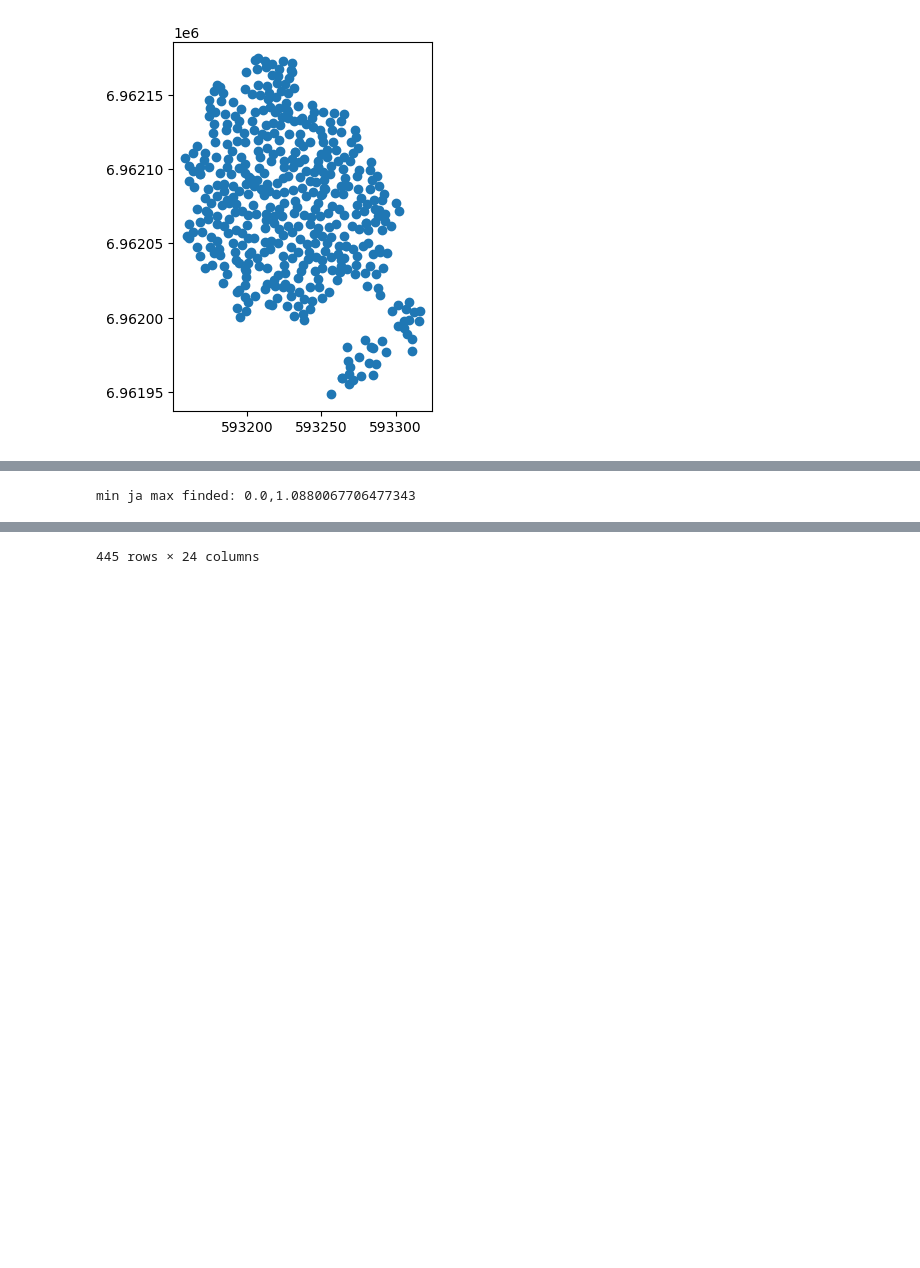
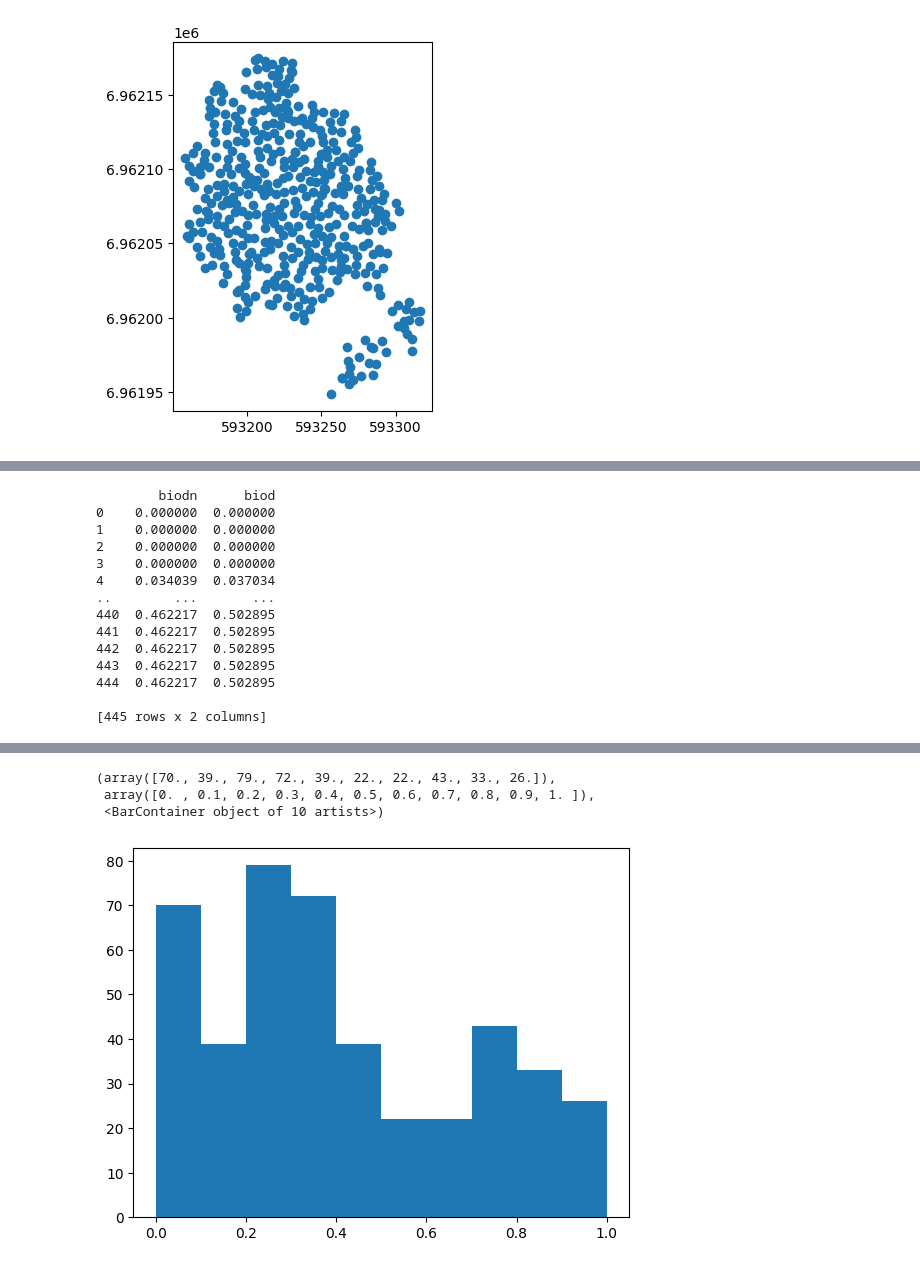
Before and after one commit to SuomenMetsakeskus/smk_tools, a Jupyter notebook: processing/smk_essmodels.ipynb, the cells around one changed output, grey strips where cells are left out. Cells and saved outputs as stored; diff of their text form; code cells hidden in the pictures; blank space fills up the shorter version.

```diff
--- a/processing/smk_essmodels.ipynb
+++ b/processing/smk_essmodels.ipynb
@@ -125,6 +126,10 @@ def simpson_di(species):
     return (1 - simpsons_index) / (1-1/len(species)) if simpsons_index > 0 and len(species)>1 else 0
 # %%
 def calculateBiodiversity(in_feat:QgsVectorLayer,speciesfield:list):
+    """
+    This calculates specific diversity index by given species list and save it to given QgsVectorLayer.
+    Species list have to be format of [1,35,42,2,23,...,n]
+    """
 
     in_feat.dataProvider().addAttributes([QgsField("biod",QVariant.Double)])
     in_feat.updateFields()
@@ -147,6 +152,20 @@ calculateBiodiversity(data_qgis,["STEMCOUNTPINE","STEMCOUNTDECIDUOUS","STEMCOUNT
 
 
 data_df = gpd.read_file(data_example,layer = layer)
-data_df
+print (data_df[['biodn','biod']])
+plt.hist(data_df["biodn"])
 # %% [output]
-min ja max finded: 0.0,1.0880067706477343
+        biodn      biod
+0    0.000000  0.000000
+1    0.000000  0.000000
+2    0.000000  0.000000
+3    0.000000  0.000000
+4    0.034039  0.037034
+..        ...       ...
+440  0.462217  0.502895
+441  0.462217  0.502895
+442  0.462217  0.502895
+443  0.462217  0.502895
+444  0.462217  0.502895
+
+[445 rows x 2 columns]
@@ -165 +172,4 @@ min ja max finded: 0.0,1.0880067706477343
-445 rows × 24 columns
+(array([70., 39., 79., 72., 39., 22., 22., 43., 33., 26.]),
+ array([0. , 0.1, 0.2, 0.3, 0.4, 0.5, 0.6, 0.7, 0.8, 0.9, 1. ]),
+ <BarContainer object of 10 artists>)
+[figure, added]
```
Also changed, not shown: parts of 12 cells of this notebook, 4 other files.
